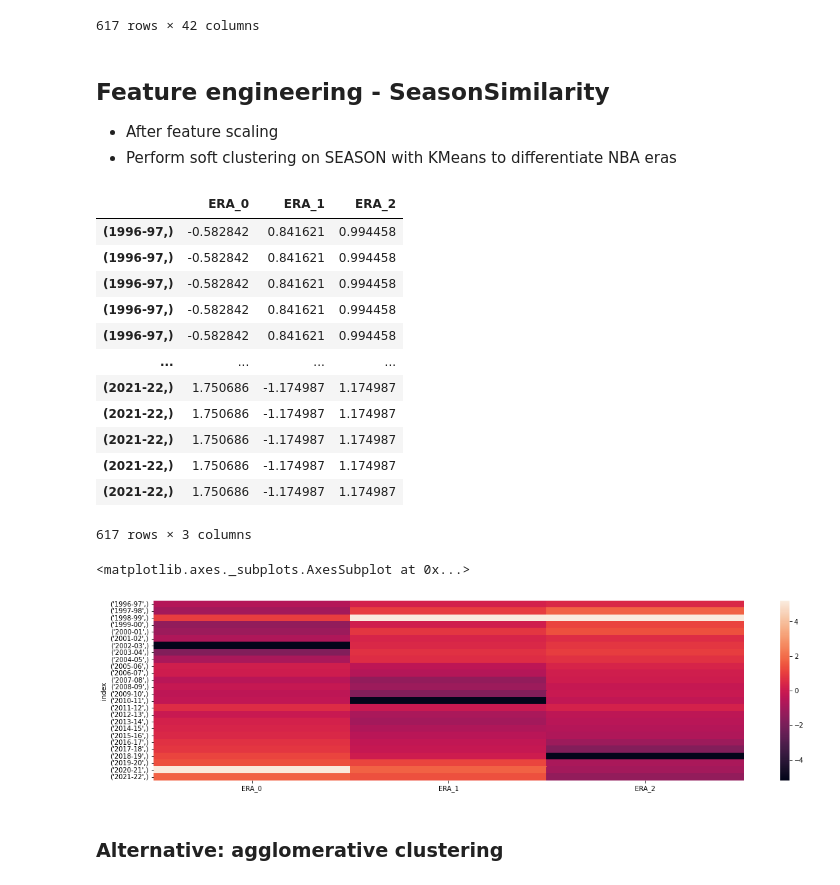
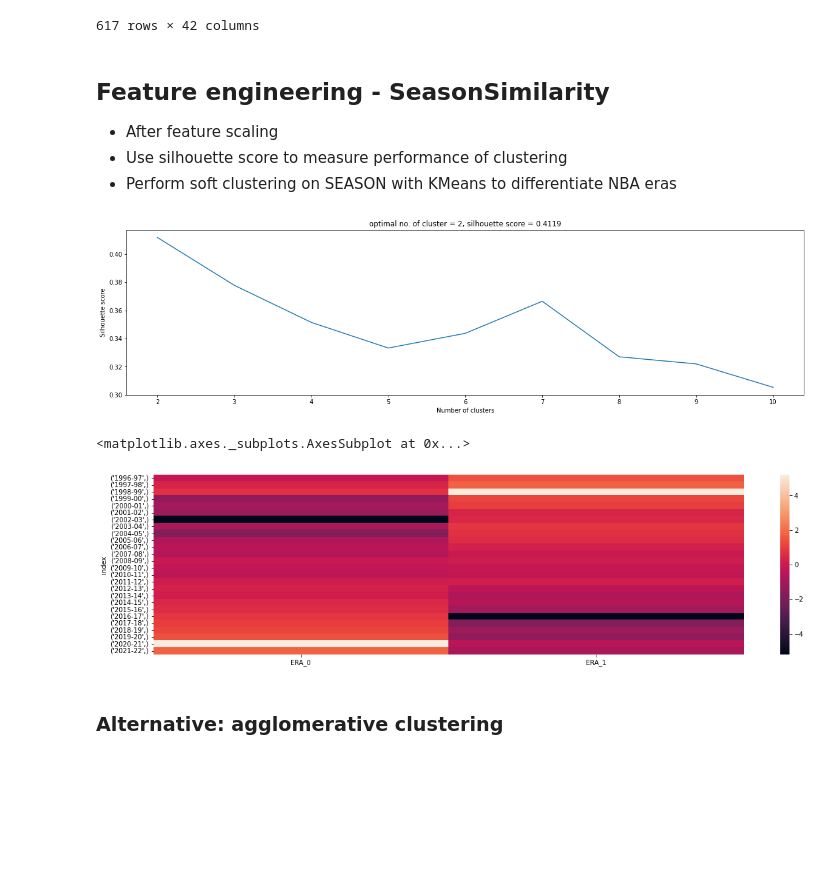
Before and after one commit to WillKWL/Project-NBASeason, a Jupyter notebook: 2_EDA.ipynb, the cells around one changed output. Saved outputs shown, nothing was run; the diff lists cells and outputs as text; code cells hidden in the pictures; blank space fills up the shorter version.

```diff
--- a/2_EDA.ipynb
+++ b/2_EDA.ipynb
@@ -167,7 +179,7 @@ plt.show()
   - Use random forest to drop useless features
 # %%
 # make a copy and split X and y
-season = train_set.drop(columns = "PLAYOFF_RANKING").reset_index(drop = True).copy(deep = True)
+season = train_set.drop(columns = "PLAYOFF_RANKING").reset_index(drop = True).copy()
 season_label = train_set[["PLAYOFF_RANKING"]].values.reshape(-1,)
 # %%
 # X_train before data preparation
@@ -290,7 +302,7 @@ class FixPF(BaseEstimator, TransformerMixin):
     return self
 
   def transform(self, X):
-    output = X.copy(deep = True)
+    output = X.copy()
     output[[self.col_drop]] = output[[self.col_replace]]
     self.output_names = output.columns
     return output
@@ -307,7 +319,7 @@ class DropCols(BaseEstimator, TransformerMixin):
     return self
 
   def transform(self, X):
-    output = X.copy(deep = True)
+    output = X.copy()
     output = output.loc[:, [x not in self.cols_drop for x in output.columns]]
     self.output_names = output.columns
     return output
@@ -345,6 +357,7 @@ pd.DataFrame(num_pipeline.fit_transform(season.select_dtypes(include=np.number))
 # %% [markdown]
 ## Feature engineering - SeasonSimilarity
 - After feature scaling
+- Use silhouette score to measure performance of clustering
 - Perform soft clustering on SEASON with KMeans to differentiate NBA eras
 # %%
 # create a custom transformer to cluster nba seasons into era
@@ -358,11 +371,33 @@ class SeasonSimilarity(BaseEstimator, TransformerMixin):
     X_season = X.groupby("SEASON").mean().sort_index()
     self.feature_names_in_ = X.columns.values
     self.index_names = X_season.sort_index().index.values
+
+    # test performance with silhouette score (distance from one's center and from other centers) from 2 to 10 clusters
+    # we cannot tune this as hyperparameter with CV because once we apply CV, the cluster center will change
+    # e.g. clustering based on records from 1996 to 2022 (full range) vs clustering based on records from 2010 to 2022 (1st fold)
+    k_range = np.arange(2,11,1)
+    silh_scores = []
+    for k in range(2,11):
+      self.n_clusters = k
+      self.kmeans_ = KMeans(self.n_clusters, random_state=self.random_state)
+      self.kmeans_.fit(X_season, sample_weight=sample_weight)
+      silh_scores.append(silhouette_score(X_season, self.kmeans_.labels_))
+
+    max_k = k_range[np.argmax(silh_scores)]
+    max_silh = max(silh_scores)
+    plt.plot(k_range, silh_scores)
+    plt.xlabel("Number of clusters")
+    plt.ylabel("Silhouette score")
+    plt.title(f"optimal no. of cluster = {max_k}, silhouette score = {max_silh:0.4f}")
+    plt.show()
+
+    self.n_clusters = max_k
     self.kmeans_ = KMeans(self.n_clusters, random_state=self.random_state)
     self.kmeans_.fit(X_season, sample_weight=sample_weight)
     return self
 
   def transform(self, X):
+
     X_season = X.groupby("SEASON").mean().sort_index()
     # soft clustering for n clusters + quantile transform = normalized cluster distance
     X_clusterdist = QuantileTransformer(output_distribution="normal", random_state=42).fit_transform(self.kmeans_.transform(X_season))
@@ -372,6 +407,7 @@ class SeasonSimilarity(BaseEstimator, TransformerMixin):
     output.drop(columns = ["SEASON"], inplace = True)
     output.index = X[["SEASON"]]
     self.output_features = output.columns.values
+
     return output
 
   def get_feature_names_out(self, names = None):
@@ -379,28 +415,13 @@ class SeasonSimilarity(BaseEstimator, TransformerMixin):
 # %%
 # standardize before
 num_df = pd.concat([pd.DataFrame(num_pipeline.fit_transform(season.select_dtypes(include=np.number)),
              columns = num_pipeline.get_feature_names_out()),
            season['SEASON']], axis = 1)
-SeasonSimilarity(random_state=42).fit_transform(num_df)
+sns.heatmap(SeasonSimilarity(random_state=42).fit_transform(num_df).reset_index().groupby(["index"]).mean())
 # %% [output]
-|  | ERA_0 | ERA_1 | ERA_2 |
-| (1996-97,) | -0.582842 | 0.841621 | 0.994458 |
-| (1996-97,) | -0.582842 | 0.841621 | 0.994458 |
-| (1996-97,) | -0.582842 | 0.841621 | 0.994458 |
-| (1996-97,) | -0.582842 | 0.841621 | 0.994458 |
-| (1996-97,) | -0.582842 | 0.841621 | 0.994458 |
-| ... | ... | ... | ... |
-| (2021-22,) | 1.750686 | -1.174987 | 1.174987 |
-| (2021-22,) | 1.750686 | -1.174987 | 1.174987 |
-| (2021-22,) | 1.750686 | -1.174987 | 1.174987 |
-| (2021-22,) | 1.750686 | -1.174987 | 1.174987 |
-| (2021-22,) | 1.750686 | -1.174987 | 1.174987 |
+[figure, added]
-617 rows × 3 columns
+<matplotlib.axes._subplots.AxesSubplot at 0x...>
+[figure, added]
-# %%
-sns.heatmap(SeasonSimilarity(random_state=42).fit_transform(season).reset_index().groupby(["index"]).mean())
-# %% [output]
-<matplotlib.axes._subplots.AxesSubplot at 0x...>
-[figure, removed]
 # %% [markdown]
 ### Alternative: agglomerative clustering
 # %%
```
Also changed, not shown: parts of 48 cells of this notebook.
